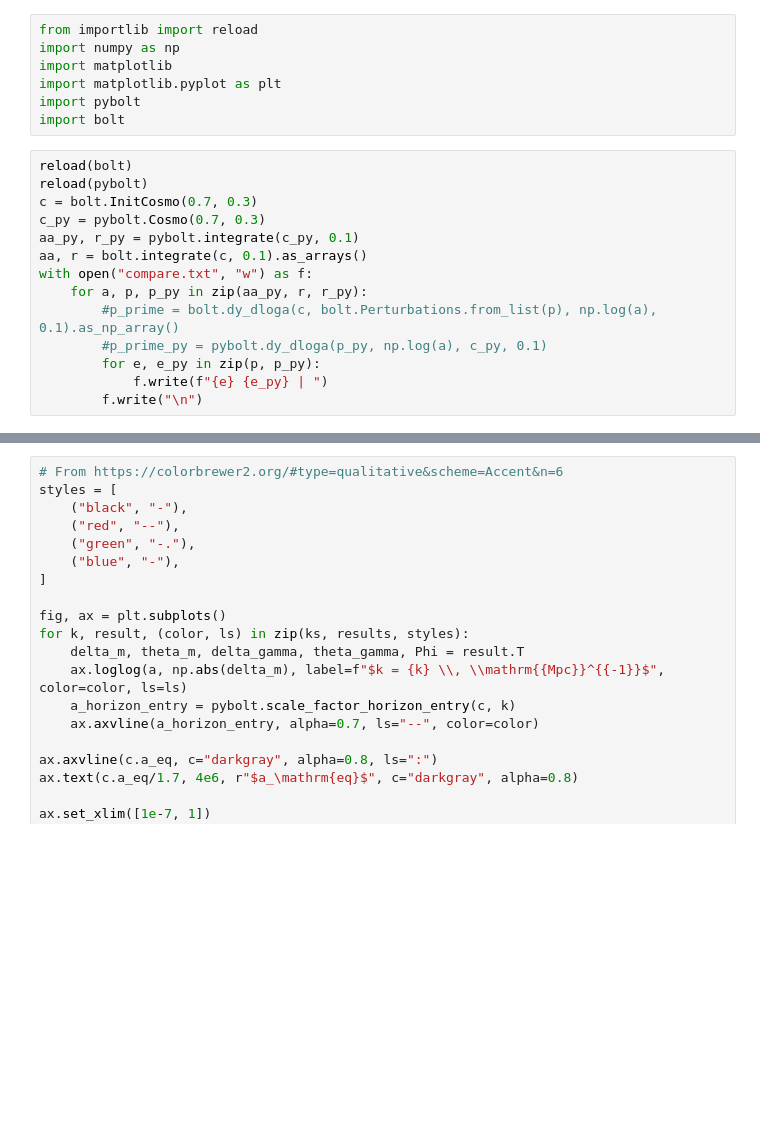
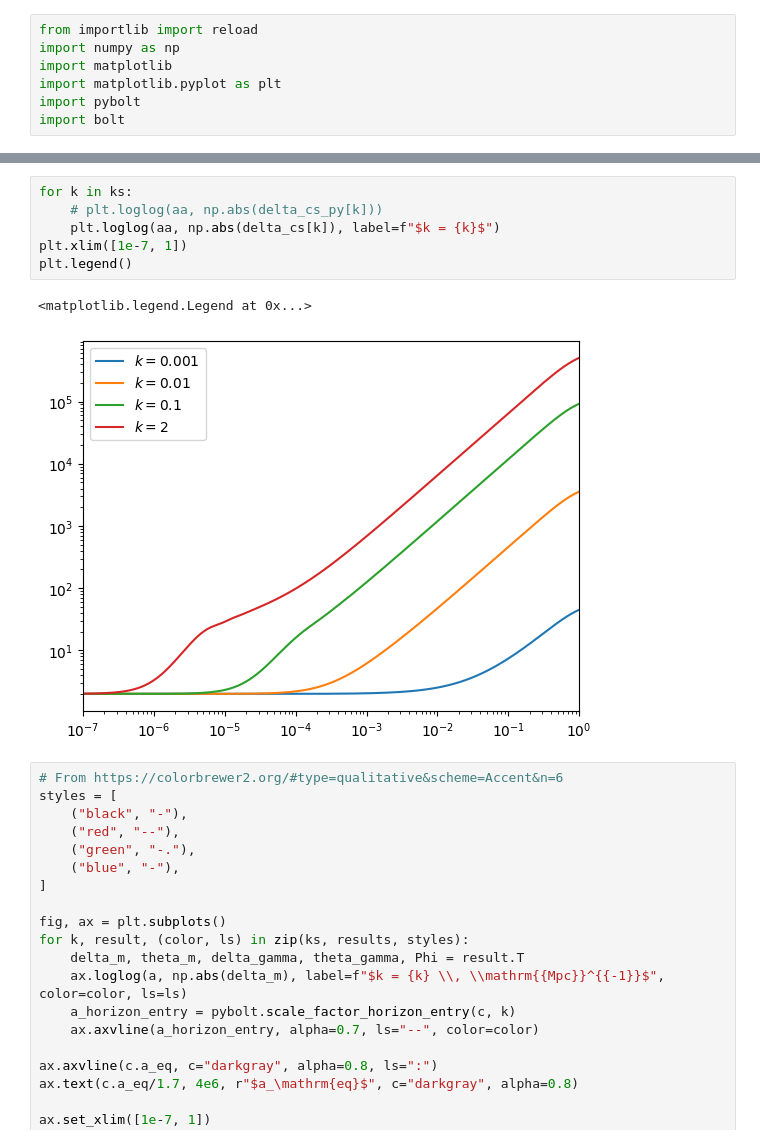
Before and after one commit to joaoreboucas1/bolt, a Jupyter notebook: tests.ipynb, the cells around one changed output, grey strips where cells are left out. Drawn from its saved outputs; the diff is of its cells as text; blank space fills up the shorter version.

```diff
--- a/tests.ipynb
+++ b/tests.ipynb
@@ -7,17 +7,3 @@ import matplotlib
 import matplotlib.pyplot as plt
 import pybolt
 import bolt
-# %%
-reload(bolt)
-reload(pybolt)
-c = bolt.InitCosmo(0.7, 0.3)
-c_py = pybolt.Cosmo(0.7, 0.3)
-aa_py, r_py = pybolt.integrate(c_py, 0.1)
-aa, r = bolt.integrate(c, 0.1).as_arrays()
-with open("compare.txt", "w") as f:
-    for a, p, p_py in zip(aa_py, r, r_py):
-        #p_prime = bolt.dy_dloga(c, bolt.Perturbations.from_list(p), np.log(a), 0.1).as_np_array()
-        #p_prime_py = pybolt.dy_dloga(p_py, np.log(a), c_py, 0.1)
-        for e, e_py in zip(p, p_py):
-            f.write(f"{e} {e_py} | ")
-        f.write("\n")
@@ -38,3 +25,12 @@ a, results = pybolt.solve_system_for_ks(c, ks)
+# %%
+for k in ks:
+    # plt.loglog(aa, np.abs(delta_cs_py[k]))
+    plt.loglog(aa, np.abs(delta_cs[k]), label=f"$k = {k}$")
+plt.xlim([1e-7, 1])
+plt.legend()
+# %% [output]
+<matplotlib.legend.Legend at 0x...>
+[figure, added]
 # %%
 # From https://colorbrewer2.org/#type=qualitative&scheme=Accent&n=6
 styles = [
```
Also changed, not shown: parts of 11 cells of this notebook, 2 other files.
